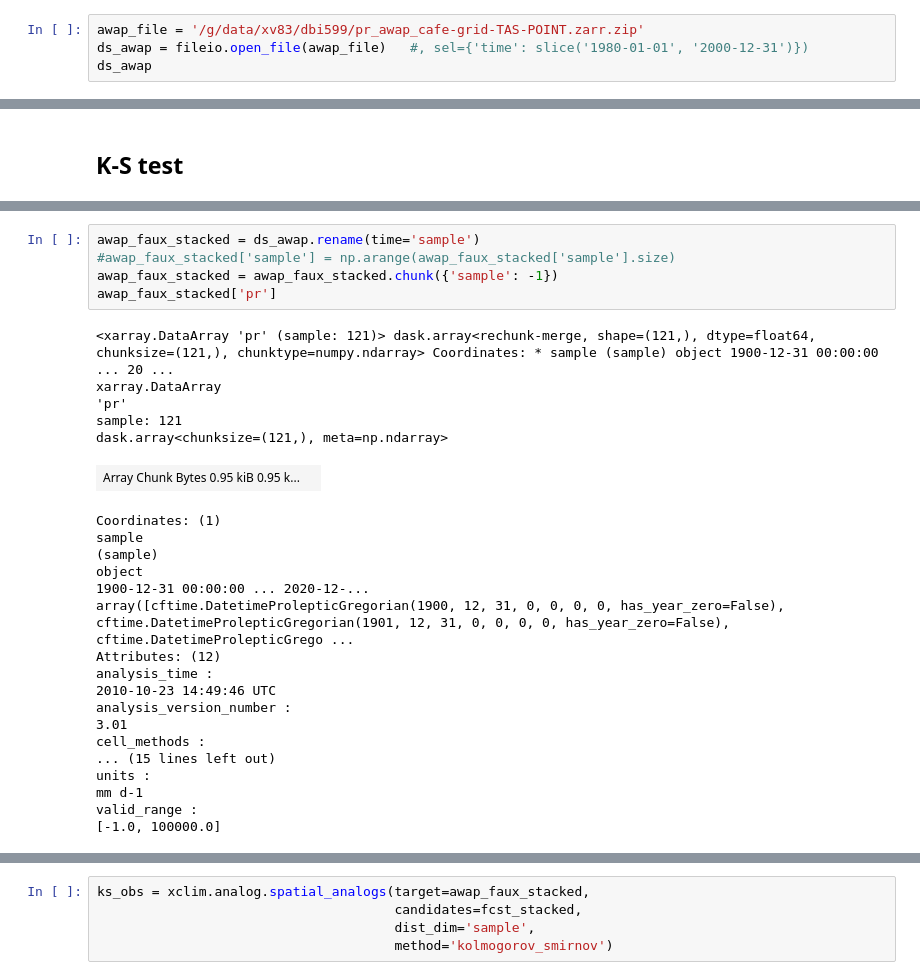
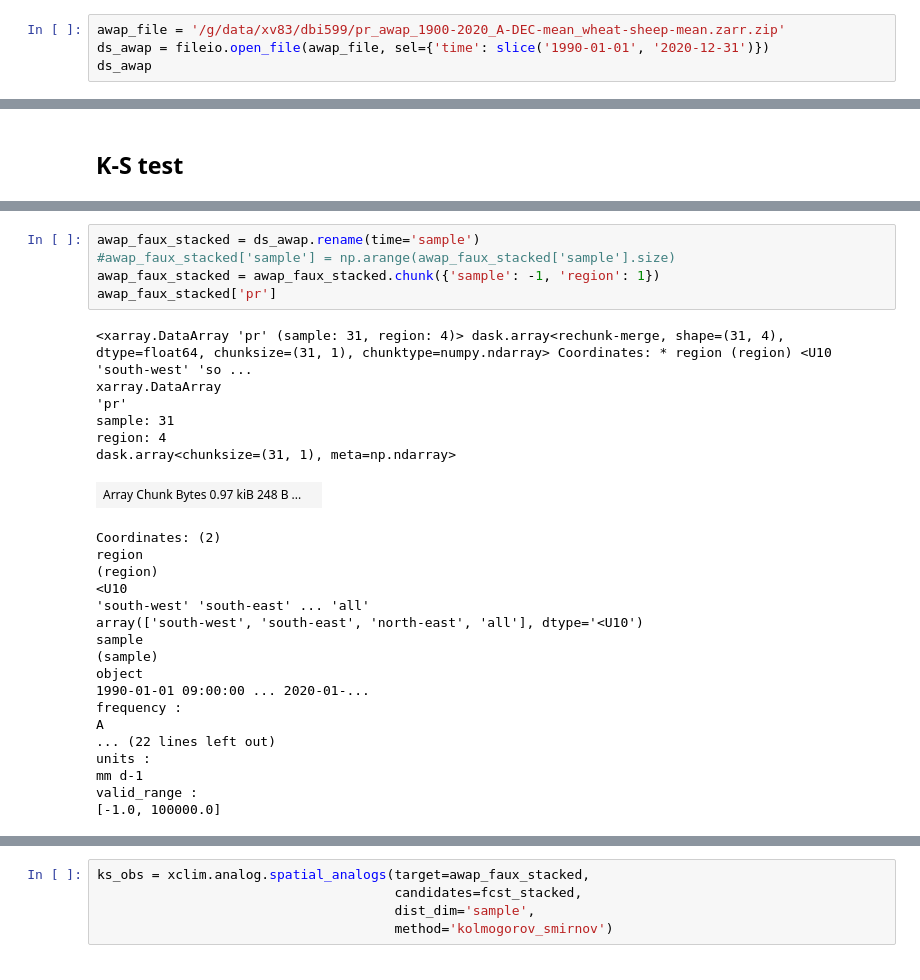
Before and after one commit to AusClimateService/unseen, a Jupyter notebook: notebooks/fidelity.ipynb, the cells around one changed output, grey strips where cells are left out. Drawn from its saved outputs; the diff is of its cells as text.

```diff
--- a/notebooks/fidelity.ipynb
+++ b/notebooks/fidelity.ipynb
@@ -54,5 +67,5 @@ Tue Jul 06 14:12:35 2021: /g/data/e14/dbi599/miniconda3/envs/unseen/bin/jupyter
 # %%
-awap_file = '/g/data/xv83/dbi599/pr_awap_cafe-grid-TAS-POINT.zarr.zip'
-ds_awap = fileio.open_file(awap_file)   #, sel={'time': slice('1980-01-01', '2000-12-31')})
+awap_file = '/g/data/xv83/dbi599/pr_awap_1900-2020_A-DEC-mean_wheat-sheep-mean.zarr.zip'
+ds_awap = fileio.open_file(awap_file, sel={'time': slice('1990-01-01', '2020-12-31')})
 ds_awap
 # %% [output]
@@ -116,28 +190,29 @@ additive
 # %%
 awap_faux_stacked = ds_awap.rename(time='sample')
 #awap_faux_stacked['sample'] = np.arange(awap_faux_stacked['sample'].size)
-awap_faux_stacked = awap_faux_stacked.chunk({'sample': -1})
+awap_faux_stacked = awap_faux_stacked.chunk({'sample': -1, 'region': 1})
 awap_faux_stacked['pr']
 # %% [output]
-<xarray.DataArray 'pr' (sample: 121)> dask.array<rechunk-merge, shape=(121,), dtype=float64, chunksize=(121,), chunktype=numpy.ndarray> Coordinates: * sample (sample) object 1900-12-31 00:00:00 ... 20 ...
+<xarray.DataArray 'pr' (sample: 31, region: 4)> dask.array<rechunk-merge, shape=(31, 4), dtype=float64, chunksize=(31, 1), chunktype=numpy.ndarray> Coordinates: * region (region) <U10 'south-west' 'so ...
 xarray.DataArray
 'pr'
-sample: 121
-dask.array<chunksize=(121,), meta=np.ndarray>
+sample: 31
+region: 4
+dask.array<chunksize=(31, 1), meta=np.ndarray>
-| Array Chunk Bytes 0.95 kiB 0.95 k... |  |
+| Array Chunk Bytes 0.97 kiB 248 B ... |  |
-Coordinates: (1)
+Coordinates: (2)
+region
+(region)
+<U10
+'south-west' 'south-east' ... 'all'
+array(['south-west', 'south-east', 'north-east', 'all'], dtype='<U10')
 sample
 (sample)
 object
-1900-12-31 00:00:00 ... 2020-12-...
-array([cftime.DatetimeProlepticGregorian(1900, 12, 31, 0, 0, 0, 0, has_year_zero=False), cftime.DatetimeProlepticGregorian(1901, 12, 31, 0, 0, 0, 0, has_year_zero=False), cftime.DatetimeProlepticGrego ...
-Attributes: (12)
-analysis_time :
-2010-10-23 14:49:46 UTC
-analysis_version_number :
-3.01
-cell_methods :
-... (15 lines left out)
+1990-01-01 09:00:00 ... 2020-01-...
+frequency :
+A
+... (22 lines left out)
 units :
 mm d-1
 valid_range :
```
Also changed, not shown: parts of 18 cells of this notebook.
